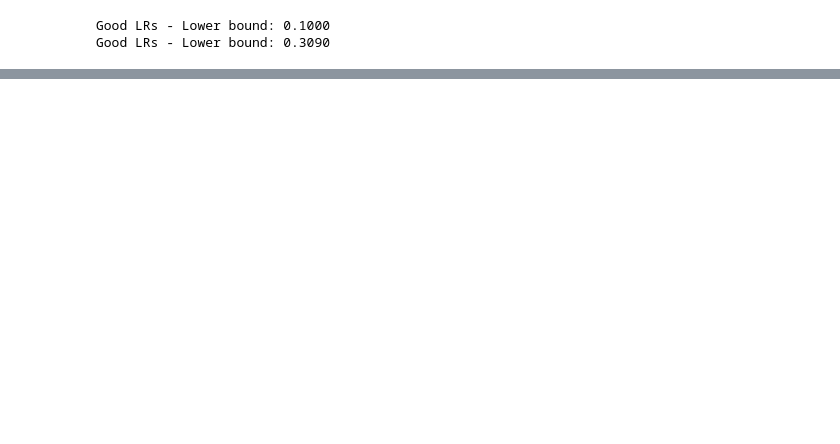
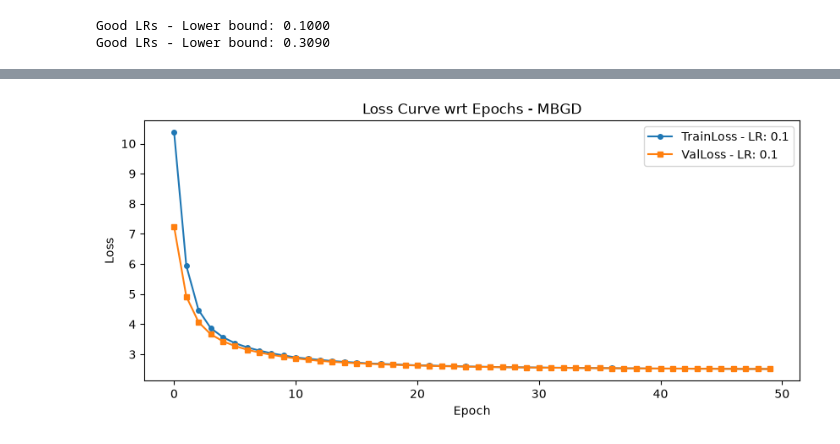
Before and after one commit to iraban-dutta/deep-learning-workbench, a Jupyter notebook: 00_foundaions/makemore/notebooks/2.1-multi_layer_nn.ipynb, the cells around one changed output, grey strips where cells are left out. Saved outputs shown, nothing was run; the diff lists cells and outputs as text; code cells hidden in the pictures; blank space fills up the shorter version.

```diff
--- a/00_foundaions/makemore/notebooks/2.1-multi_layer_nn.ipynb
+++ b/00_foundaions/makemore/notebooks/2.1-multi_layer_nn.ipynb
@@ -685,0 +690,34 @@ Good LRs - Lower bound: 0.3090
+# %%
+# Create a list of names
+names = data.split('\n')
+print("Number of names:", len(names))
+print("First 10 names:\n", names[:10])
+print('-'*50)
+# Shuffle the names list
+random.seed(42)
+random.shuffle(names)
+print("Post Shuffle First 10 names:\n", names[:10])
+print('-'*50)
+
+idx_train = int(0.7 * len(names))
+idx_val = int(0.85 * len(names))
+
+# Create Train, Validation and Test lists
+names_train = names[:idx_train]
+names_val   = names[idx_train:idx_val]
+names_test  = names[idx_val:]
+
+# Create I/O pairs for Train, Validation and Test lists
+context_length=3
+Xtr, Ytr = create_io_pairs(names_train, context_length)
+Xval, Yval = create_io_pairs(names_val, context_length)
+Xtest, Ytest = create_io_pairs(names_test, context_length)
+
+print(f"Xtr.shape: {Xtr.shape}, Ytr.shape: {Ytr.shape}")
+print(f"Xval.shape: {Xval.shape}, Yval.shape: {Yval.shape}")
+print(f"Xtest.shape: {Xtest.shape}, Ytest.shape: {Ytest.shape}")
+print('-'*50)
+
+print("First 20 I/O pairs from Training Set:")
+for i in range(20):
+    print(f"{''.join([itos[idx.item()] for idx in Xtr[i]])} --> {itos[Ytr[i].item()]}")
@@ -685,0 +831,13 @@ Good LRs - Lower bound: 0.3090
+# %%
+# Plot Loss
+plt.figure(figsize=(10, 4))
+for lr in lst_lr:
+    plt.plot(train_loss_register_mbgd[lr], marker='o', markersize=4, label=f'TrainLoss - LR: {lr}')
+    plt.plot(val_loss_register_mbgd[lr], marker='s', markersize=4, label=f'ValLoss - LR: {lr}')
+plt.title("Loss Curve wrt Epochs - MBGD")
+plt.xlabel("Epoch")
+plt.ylabel("Loss")
+plt.legend()
+plt.show()
+# %% [output]
+[figure, added]
```
Also changed, not shown: parts of 24 cells of this notebook.
